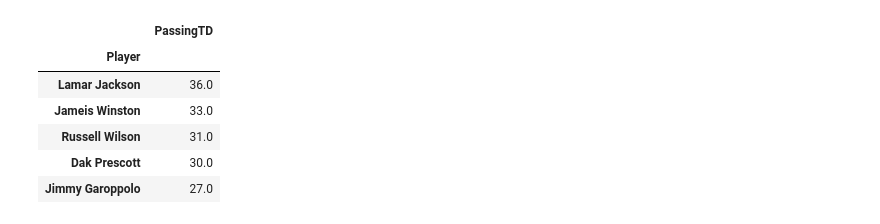
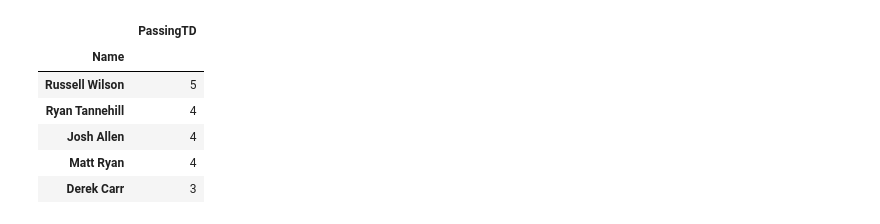
Before and after one commit to isabel-fernandes/fantasy-nfl-lineup-optimizer, a Jupyter notebook: dashboard/player_weekly_data.ipynb, the cells around one changed output. Saved outputs shown, nothing was run; the diff lists cells and outputs as text; code cells hidden in the pictures.

```diff
--- a/dashboard/player_weekly_data.ipynb
+++ b/dashboard/player_weekly_data.ipynb
@@ -22,5 +16,5 @@ Loading BokehJS ...
 # %%
 # Reading data
-df = pd.read_csv('../data/dash_sample_weekly_2019.csv')
+df = pd.read_csv('C:/Users/isabe/Documents/player_weekly_data.csv')
 df.head()
 # %% [output]
@@ -49,13 +56,13 @@ df.describe()
 # %%
 # Top 5 Players with the most Passing TD (all weeks combined)
-top_5_assists_overall = df.groupby('Player')[['PassingTD']].sum()
+top_5_assists_overall = df.groupby('Name')[['PassingTD']].sum()
 top_5_assists_overall = top_5_assists_overall.sort_values(by='PassingTD', ascending=False).head(5)
 top_5_assists_overall
 # %% [output]
 |  | PassingTD |
-| Player |  |
-| Lamar Jackson | 36.0 |
-| Jameis Winston | 33.0 |
-| Russell Wilson | 31.0 |
-| Dak Prescott | 30.0 |
-| Jimmy Garoppolo | 27.0 |
+| Name |  |
+| Russell Wilson | 5 |
+| Ryan Tannehill | 4 |
+| Josh Allen | 4 |
+| Matt Ryan | 4 |
+| Derek Carr | 3 |
```
Also changed, not shown: parts of 18 cells of this notebook.
